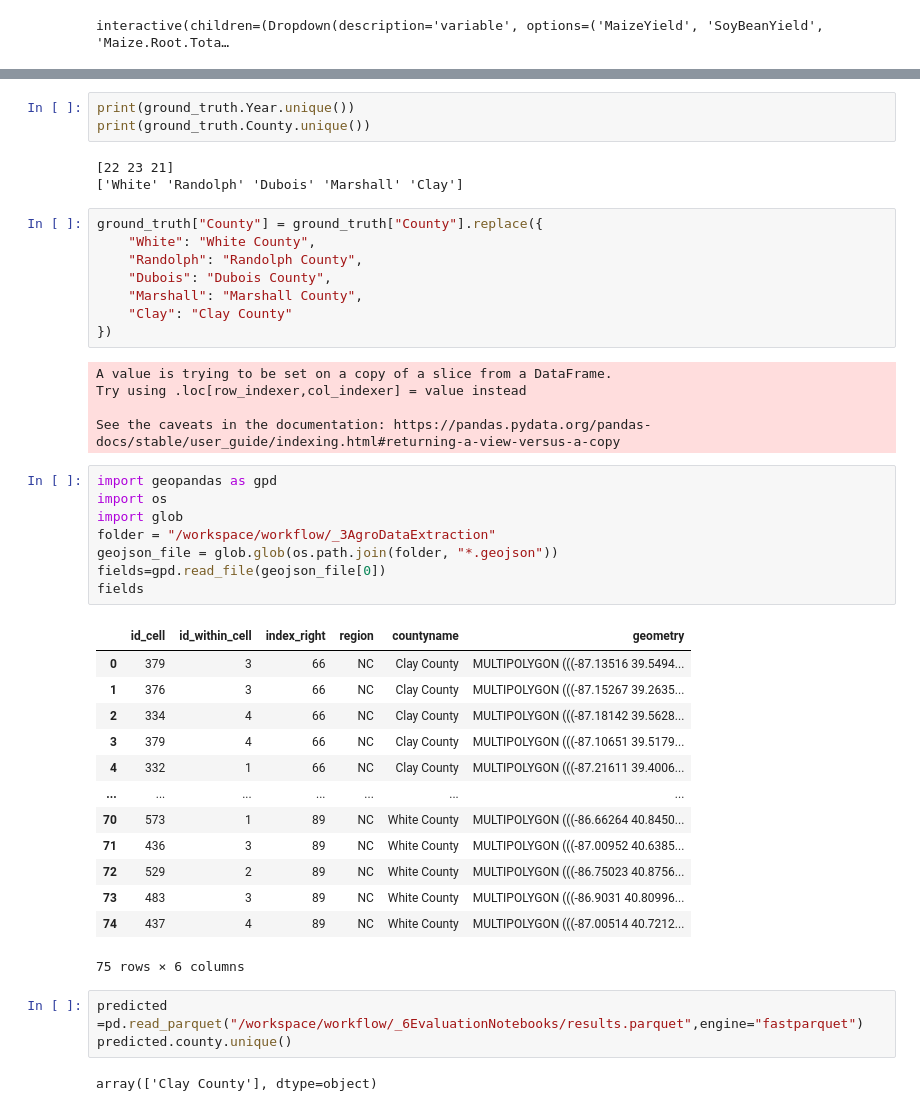
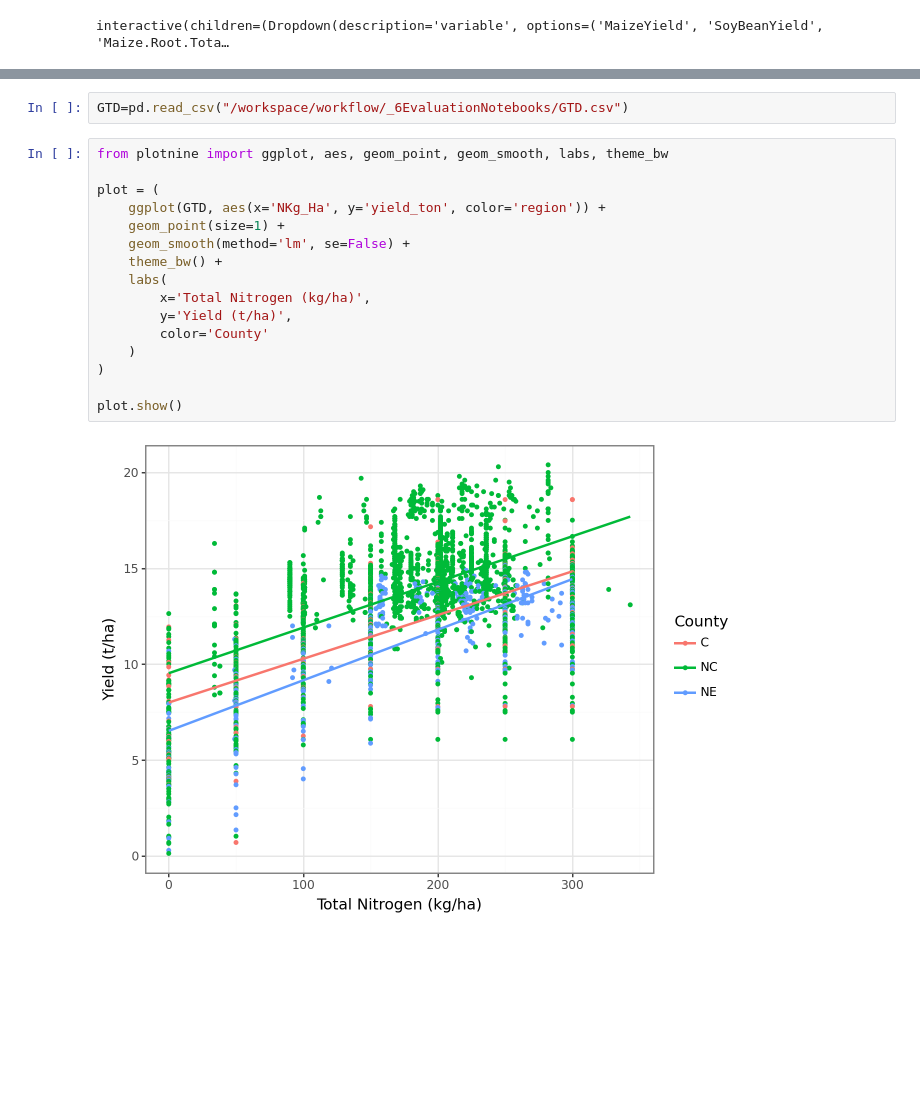
Before and after one commit to Ciampitti-Lab/ApsimxpyModule, a Jupyter notebook: workflow/_6EvaluationNotebooks/ResultsAnalysis.ipynb, the cells around one changed output, grey strips where cells are left out. Drawn from its saved outputs; the diff is of its cells as text; blank space fills up the shorter version.

```diff
--- a/workflow/_6EvaluationNotebooks/ResultsAnalysis.ipynb
+++ b/workflow/_6EvaluationNotebooks/ResultsAnalysis.ipynb
@@ -47,46 +41,20 @@ ground_truth.shape
-# %%
-print(ground_truth.Year.unique())
-print(ground_truth.County.unique())
-# %% [output]
-[22 23 21]
-['White' 'Randolph' 'Dubois' 'Marshall' 'Clay']
-# %%
-ground_truth["County"] = ground_truth["County"].replace({
-    "White": "White County",
-    "Randolph": "Randolph County",
-    "Dubois": "Dubois County",
-    "Marshall": "Marshall County",
-    "Clay": "Clay County"
-})
-# %% [output]
-A value is trying to be set on a copy of a slice from a DataFrame.
-Try using .loc[row_indexer,col_indexer] = value instead
-
-See the caveats in the documentation: https://pandas.pydata.org/pandas-docs/stable/user_guide/indexing.html#returning-a-view-versus-a-copy
-# %%
-import geopandas as gpd
-import os
-import glob
-folder = "/workspace/workflow/_3AgroDataExtraction"
-geojson_file = glob.glob(os.path.join(folder, "*.geojson"))
-fields=gpd.read_file(geojson_file[0])
-fields
-# %% [output]
-|  | id_cell | id_within_cell | index_right | region | countyname | geometry |
-| 0 | 379 | 3 | 66 | NC | Clay County | MULTIPOLYGON (((-87.13516 39.5494... |
-| 1 | 376 | 3 | 66 | NC | Clay County | MULTIPOLYGON (((-87.15267 39.2635... |
-| 2 | 334 | 4 | 66 | NC | Clay County | MULTIPOLYGON (((-87.18142 39.5628... |
-| 3 | 379 | 4 | 66 | NC | Clay County | MULTIPOLYGON (((-87.10651 39.5179... |
-| 4 | 332 | 1 | 66 | NC | Clay County | MULTIPOLYGON (((-87.21611 39.4006... |
-| ... | ... | ... | ... | ... | ... | ... |
-| 70 | 573 | 1 | 89 | NC | White County | MULTIPOLYGON (((-86.66264 40.8450... |
-| 71 | 436 | 3 | 89 | NC | White County | MULTIPOLYGON (((-87.00952 40.6385... |
-| 72 | 529 | 2 | 89 | NC | White County | MULTIPOLYGON (((-86.75023 40.8756... |
-| 73 | 483 | 3 | 89 | NC | White County | MULTIPOLYGON (((-86.9031 40.80996... |
-| 74 | 437 | 4 | 89 | NC | White County | MULTIPOLYGON (((-87.00514 40.7212... |
-75 rows × 6 columns
-# %%
-predicted =pd.read_parquet("/workspace/workflow/_6EvaluationNotebooks/results.parquet",engine="fastparquet")
-predicted.county.unique()
-# %% [output]
-array(['Clay County'], dtype=object)
+# %%
+GTD=pd.read_csv("/workspace/workflow/_6EvaluationNotebooks/GTD.csv")
+# %%
+from plotnine import ggplot, aes, geom_point, geom_smooth, labs, theme_bw
+
+plot = (
+    ggplot(GTD, aes(x='NKg_Ha', y='yield_ton', color='region')) +
+    geom_point(size=1) +
+    geom_smooth(method='lm', se=False) +
+    theme_bw() +
+    labs(
+        x='Total Nitrogen (kg/ha)',
+        y='Yield (t/ha)',
+        color='County'
+    )
+)
+
+plot.show()
+# %% [output]
+[figure, added]
```
Also changed, not shown: parts of 13 cells of this notebook, 12 other files.
